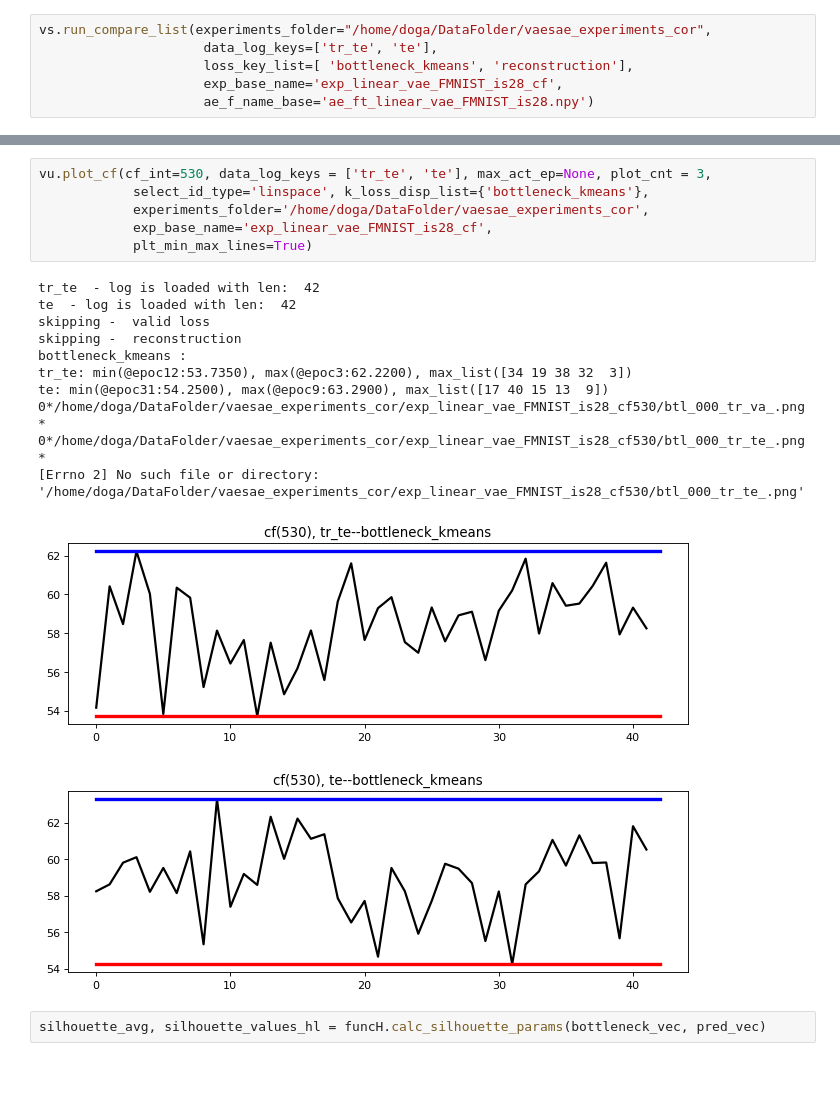
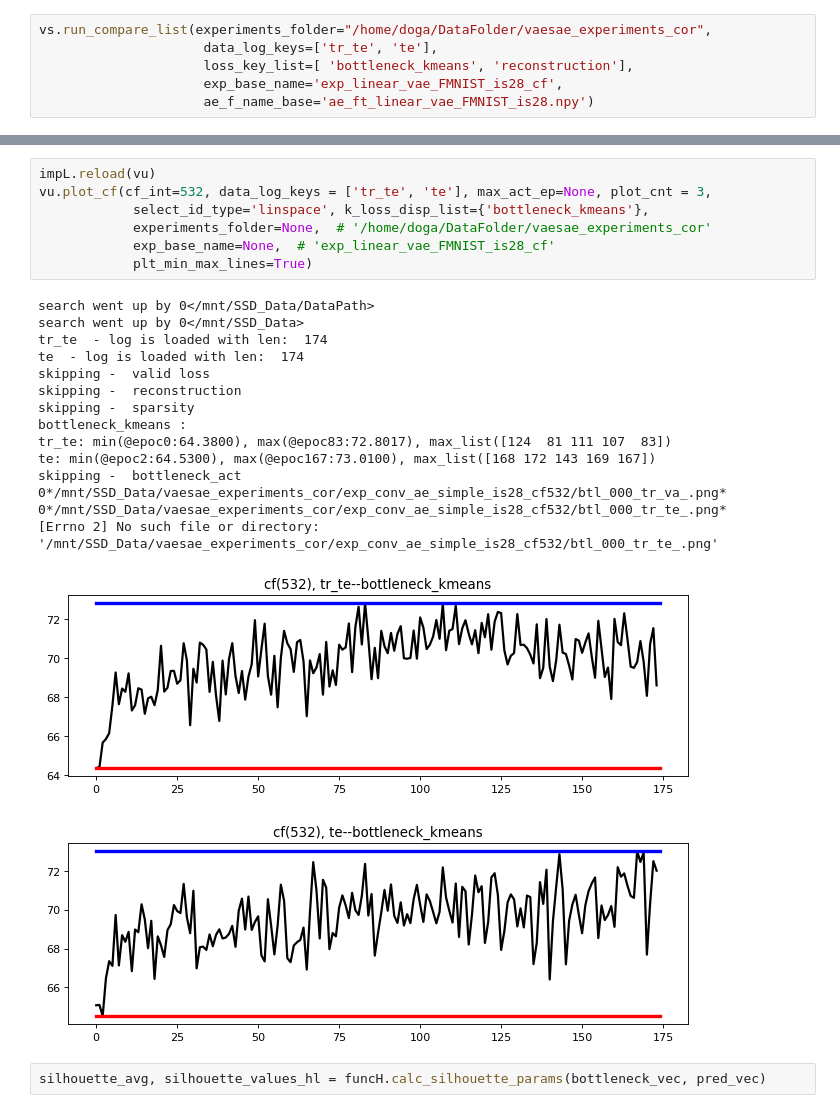
Before and after one commit to dogasiyli-boun/keyhandshapediscovery, a Jupyter notebook: ipynb/correspondance_studies.ipynb, the cells around one changed output, grey strips where cells are left out. Cells and saved outputs as stored; diff of their text form; blank space fills up the shorter version.

```diff
--- a/ipynb/correspondance_studies.ipynb
+++ b/ipynb/correspondance_studies.ipynb
@@ -249,22 +247,27 @@ skipping -  bottleneck_act
 # %%
-vu.plot_cf(cf_int=530, data_log_keys = ['tr_te', 'te'], max_act_ep=None, plot_cnt = 3,
+impL.reload(vu)
+vu.plot_cf(cf_int=532, data_log_keys = ['tr_te', 'te'], max_act_ep=None, plot_cnt = 3,
             select_id_type='linspace', k_loss_disp_list={'bottleneck_kmeans'},
-            experiments_folder='/home/doga/DataFolder/vaesae_experiments_cor',
-            exp_base_name='exp_linear_vae_FMNIST_is28_cf',
+            experiments_folder=None,  # '/home/doga/DataFolder/vaesae_experiments_cor'
+            exp_base_name=None,  # 'exp_linear_vae_FMNIST_is28_cf'
             plt_min_max_lines=True)
 # %% [output]
-tr_te  - log is loaded with len:  42
-te  - log is loaded with len:  42
+search went up by 0</mnt/SSD_Data/DataPath>
+search went up by 0</mnt/SSD_Data>
+tr_te  - log is loaded with len:  174
+te  - log is loaded with len:  174
 skipping -  valid loss
 skipping -  reconstruction
+skipping -  sparsity
 bottleneck_kmeans :
-tr_te: min(@epoc12:53.7350), max(@epoc3:62.2200), max_list([34 19 38 32  3])
-te: min(@epoc31:54.2500), max(@epoc9:63.2900), max_list([17 40 15 13  9])
-0*/home/doga/DataFolder/vaesae_experiments_cor/exp_linear_vae_FMNIST_is28_cf530/btl_000_tr_va_.png*
-0*/home/doga/DataFolder/vaesae_experiments_cor/exp_linear_vae_FMNIST_is28_cf530/btl_000_tr_te_.png*
-[Errno 2] No such file or directory: '/home/doga/DataFolder/vaesae_experiments_cor/exp_linear_vae_FMNIST_is28_cf530/btl_000_tr_te_.png'
+tr_te: min(@epoc0:64.3800), max(@epoc83:72.8017), max_list([124  81 111 107  83])
+te: min(@epoc2:64.5300), max(@epoc167:73.0100), max_list([168 172 143 169 167])
+skipping -  bottleneck_act
+0*/mnt/SSD_Data/vaesae_experiments_cor/exp_conv_ae_simple_is28_cf532/btl_000_tr_va_.png*
+0*/mnt/SSD_Data/vaesae_experiments_cor/exp_conv_ae_simple_is28_cf532/btl_000_tr_te_.png*
+[Errno 2] No such file or directory: '/mnt/SSD_Data/vaesae_experiments_cor/exp_conv_ae_simple_is28_cf532/btl_000_tr_te_.png'
-[figure, old version]
+[figure, new version]
-[figure, old version]
+[figure, new version]
 # %%
 silhouette_avg, silhouette_values_hl = funcH.calc_silhouette_params(bottleneck_vec, pred_vec)
 # %% [output]
```
Also changed, not shown: parts of 2 cells of this notebook, 3 other files.
